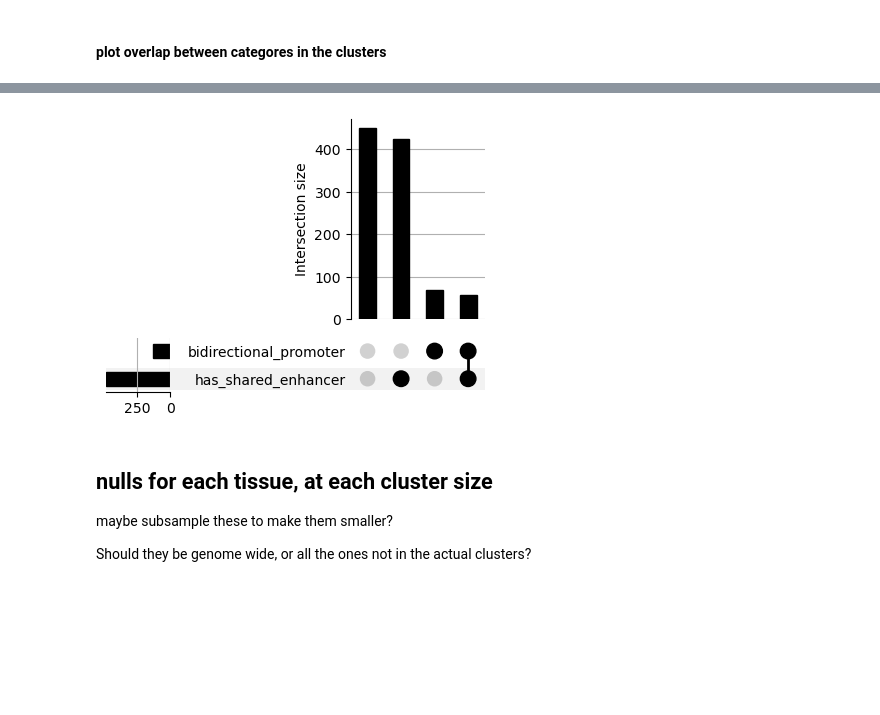
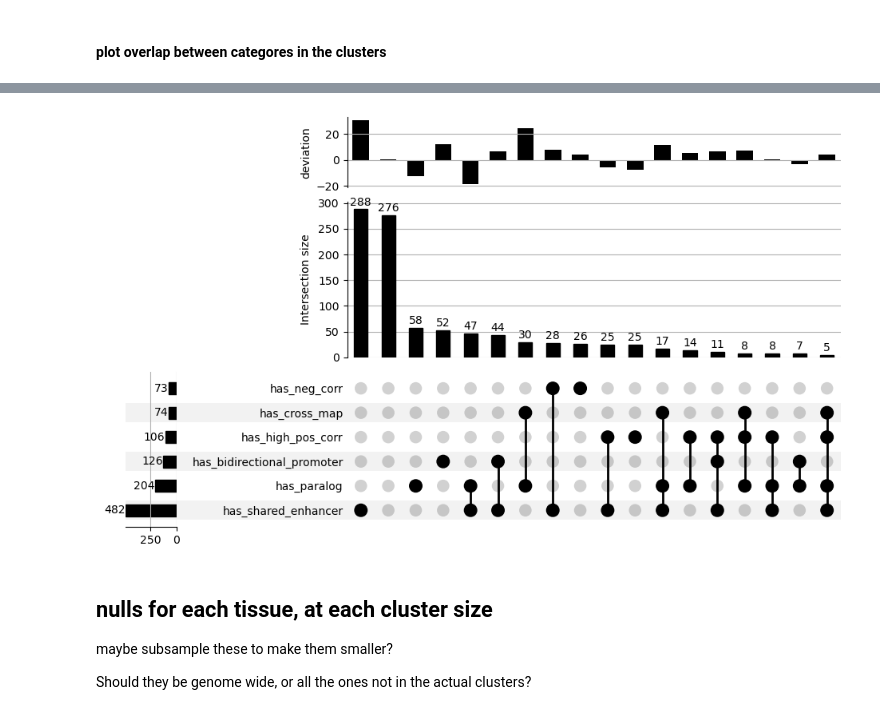
Before and after one commit to kal26/pcqtls, a Jupyter notebook: workflow/notebooks/cluster_analysis/cluster_annotation.ipynb, the cells around one changed output, grey strips where cells are left out. Cells and saved outputs as stored; diff of their text form; code cells hidden in the pictures; blank space fills up the shorter version.

Commit message:
deviation on upset plots for cluster annotations

```diff
--- a/workflow/notebooks/cluster_analysis/cluster_annotation.ipynb
+++ b/workflow/notebooks/cluster_analysis/cluster_annotation.ipynb
@@ -253,12 +256,43 @@ cluster_df
 # %% [markdown]
 #### plot overlap between categores in the clusters
 # %%
-
-def plot_upset_binary_categories(cluster_df, column_list):
+def generate_bool_indexed(cluster_df, column_list):
     upset_cluster_df = cluster_df.set_index(column_list[0])
     for column_name in column_list[1:]:
         upset_cluster_df.set_index(column_name, append=True, inplace=True)
-
-    fig = plt.figure(figsize=(8, 5))
-    upset = up.UpSet(upset_cluster_df)
-    upset.plot(fig=fig)
+    return upset_cluster_df
+# %%
+def get_deviation(cluster_df, column_list, type='count'):
+    bool_indexed_clusters = generate_bool_indexed(cluster_df,column_list)
+    f_observed = up.query(bool_indexed_clusters).subset_sizes
+
+    category_totals = up.query(bool_indexed_clusters).category_totals
+    inverse_category_totals = len(cluster_df) - category_totals
+
+    f_expected = f_observed.copy()
+
+    for idx, row in pd.DataFrame(f_expected).iterrows():
+        # select the marginal totals corresponding to this index
+        values_from_true_index = category_totals[list(idx)].values
+        values_from_false_index = inverse_category_totals[[not i for i in idx]].values
+        marginal_values = np.concatenate([values_from_false_index, values_from_true_index])
+        marginal_percents = marginal_values/len(cluster_df)
+        # set the value
+        f_expected.loc[idx] = np.prod(marginal_percents) * len(cluster_df)
+
+    # could do this as percent, but that emphasizs small cats
+    if type=='percent':
+        return (f_observed - f_expected) / f_expected * 100
+    elif type=='count':
+        return (f_observed - f_expected)
+# %%
+def plot_upset_binary_categories(cluster_df, column_list, min_subset_size=5):
+    bool_indexed_clusters = generate_bool_indexed(cluster_df, column_list)
+    deviation = get_deviation(cluster_df, column_list)
+
+    bool_indexed_with_deviation = bool_indexed_clusters.join(deviation.rename('deviation'))
+
+    fig = plt.figure(figsize=(8, 5))
+    upset = up.UpSet(bool_indexed_with_deviation, show_counts=True, min_subset_size=min_subset_size, sort_by='cardinality')
+    upset.add_catplot(kind='bar', value='deviation', width=.6, color='k')
+    upset.plot(fig=fig)
@@ -265,7 +303,7 @@ def plot_upset_binary_categories(cluster_df, column_list):
 # %%
-plot_upset_binary_categories(cluster_df, ['has_bidirectional_promoter', 'has_shared_enhancer', 'has_paralog'])
+plot_upset_binary_categories(cluster_df, ['has_bidirectional_promoter', 'has_shared_enhancer', 'has_paralog', 'has_cross_map', 'has_neg_corr', 'has_high_pos_corr'])
 # %% [output]
-[figure, old version]
+[figure, new version]
 # %% [markdown]
 ## nulls for each tissue, at each cluster size
 
```
Also changed, not shown: parts of 9 cells of this notebook, 2 other files.
